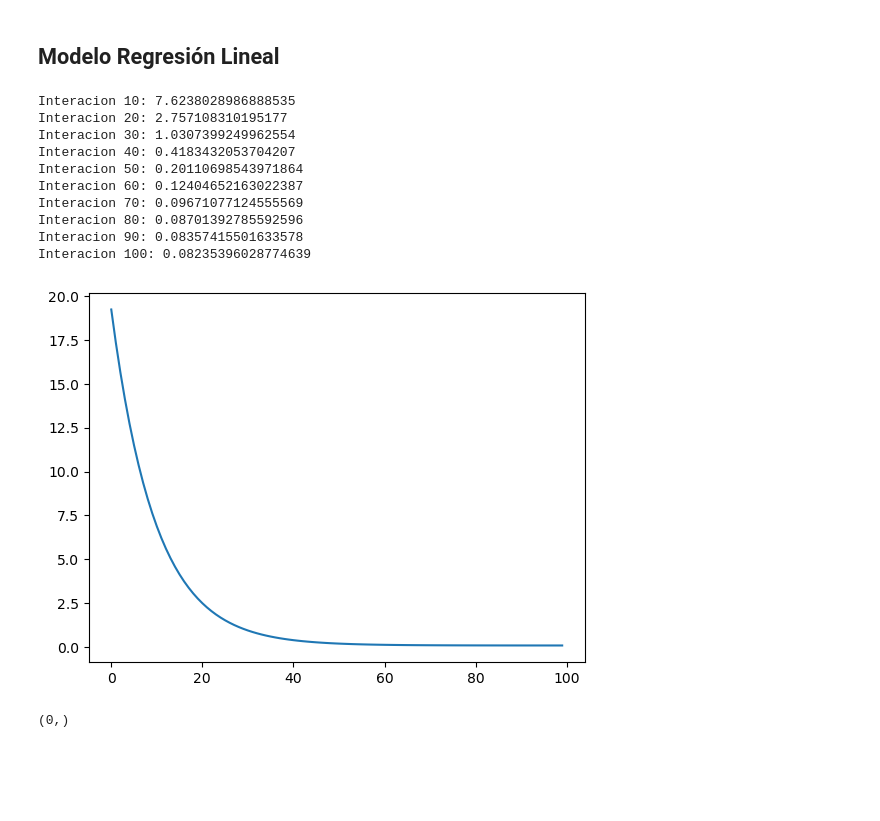
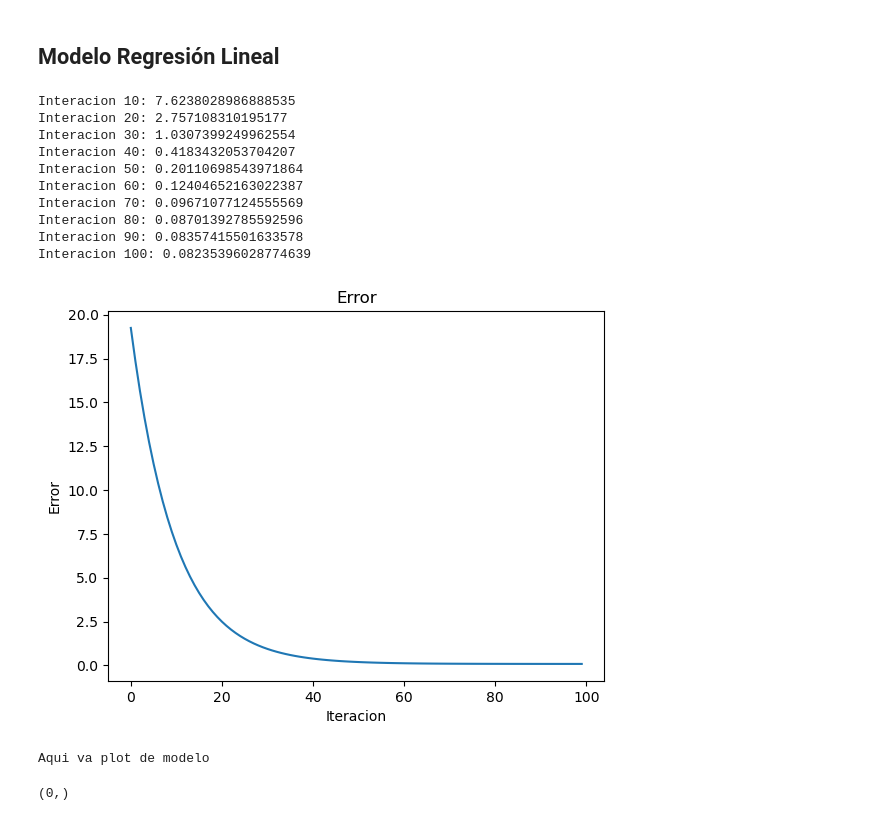
Before and after one commit to SirJose/Proyecto1, a Jupyter notebook: Proyecto1.ipynb, the cells around one changed output. Cells and saved outputs as stored; diff of their text form; code cells hidden in the pictures; blank space fills up the shorter version.

Commit message:
Desplegar plot junto con errores. Agregar funcion (vacia) de plot de modelo.

```diff
--- a/Proyecto1.ipynb
+++ b/Proyecto1.ipynb
@@ -375,7 +375,7 @@ class ModeloRegresionLineal():
             error = self._calcularError(y, predY)
             self.errores.append(error)
 
-            #desplegar error cada cierta cantidad de iteraciones
+            # desplegar error cada cierta cantidad de iteraciones
             if((e+1)%imprimir_error_cada == 0):
                 print(f"Interacion {e+1}: {error}")
 
@@ -404,34 +404,44 @@ class ModeloRegresionLineal():
 
     # Plot de error en el tiempo
     def plotError(self):
-        plt.plot(range(0,len(self.errores)),self.errores)
+        plt.title("Error")
+        plt.xlabel("Iteracion")
+        plt.ylabel("Error")
+        plt.plot(range(0,len(self.errores)), self.errores)
+        plt.show()
+
+    # Plot de evoluion de modelo
+    def plotModelo(self, n):
+        print("Aqui va plot de modelo")
 # %%
 x = np.arange(1, 11, 1)
 y = np.arange(1, 11, 1)
 e = 100
 error = 10
 alpha = 0.001
 
 modelo = ModeloRegresionLineal()
 
 parametros, errores = modelo.entrenarModelo(x,y,e,error,alpha)
 
 modelo.plotError()
+modelo.plotModelo(2)
 
 # for key, value in parametros.items():
     # print(str(key)+":",str(value))
 # %% [output]
 Interacion 10: 7.6238028986888535
 Interacion 20: 2.757108310195177
 Interacion 30: 1.0307399249962554
 Interacion 40: 0.4183432053704207
 Interacion 50: 0.20110698543971864
 Interacion 60: 0.12404652163022387
 Interacion 70: 0.09671077124555569
 Interacion 80: 0.08701392785592596
 Interacion 90: 0.08357415501633578
 Interacion 100: 0.08235396028774639
-[figure, old version]
+[figure, new version]
+Aqui va plot de modelo
 # %%
 # saleprice = trainingData[:,0]
 # overallquality = trainingData[:,1]
```
